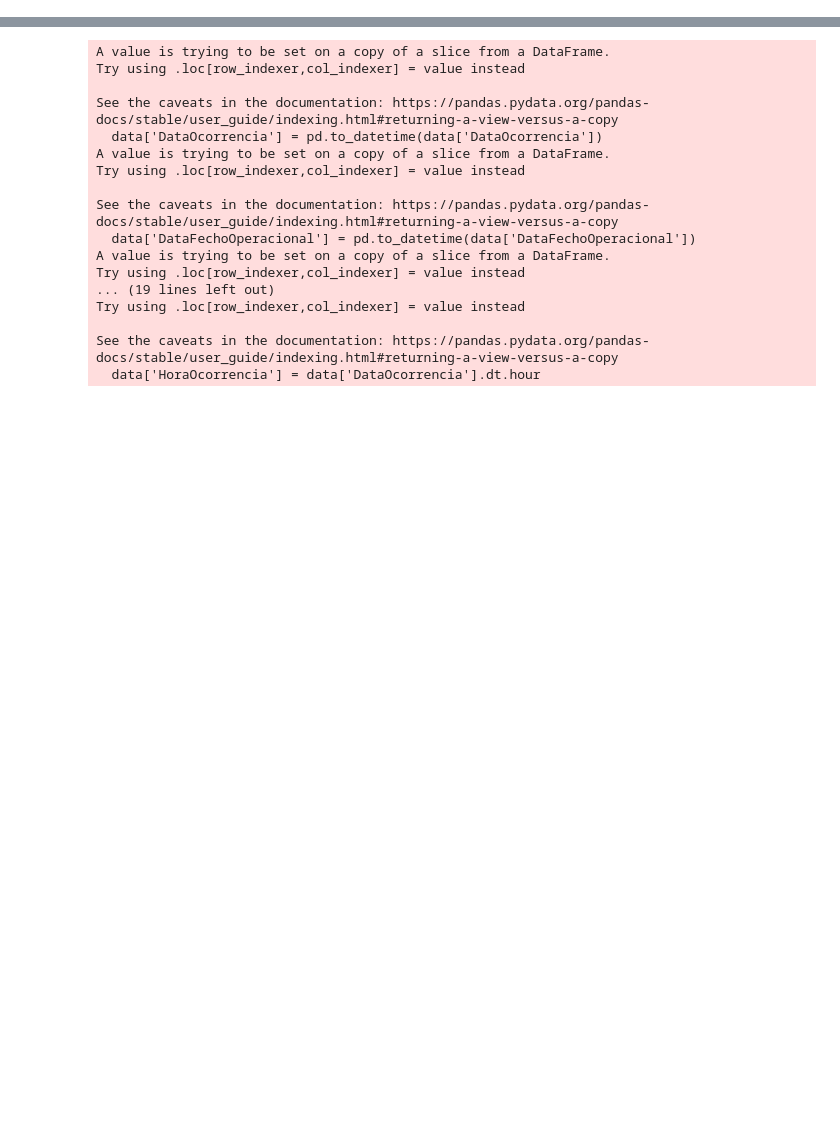
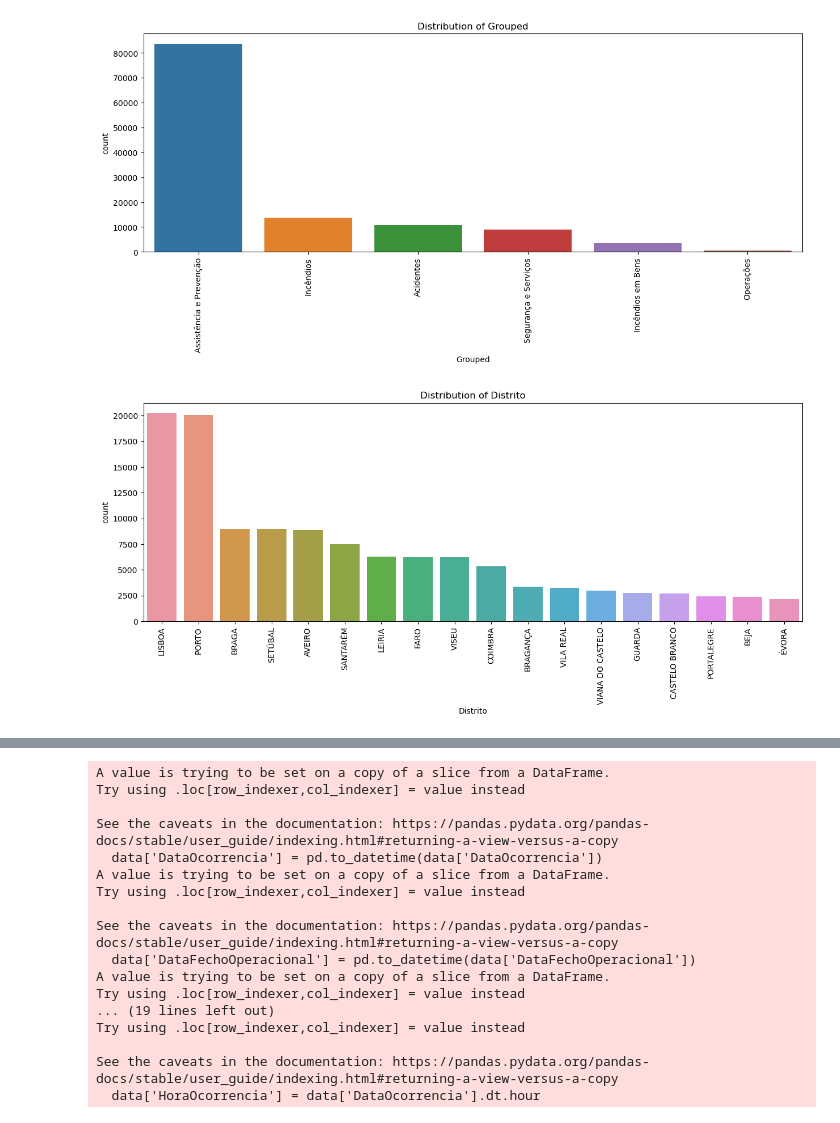
Before and after one commit to reiid00/DatAttack-UP-23, a Jupyter notebook: reiid.ipynb, the cells around one changed output, grey strips where cells are left out. Drawn from its saved outputs; the diff is of its cells as text; code cells hidden in the pictures; blank space fills up the shorter version.

```diff
--- a/reiid.ipynb
+++ b/reiid.ipynb
@@ -18,0 +43,13 @@ data = anpc.dropna(subset=['DataOcorrencia', 'DataFechoOperacional'])
+# %%
+def plot_categorical_distribution(column):
+    plt.figure(figsize=(15, 5))
+    sns.countplot(x=column, data=data, order=data[column].value_counts().index)
+    plt.xticks(rotation=90)
+    plt.title(f"Distribution of {column}")
+    plt.show()
+categorical_columns = ['Grouped','Distrito']
+for column in categorical_columns:
+    plot_categorical_distribution(column)
+# %% [output]
+[figure, added]
+[figure, added]
```
Also changed, not shown: parts of 18 cells of this notebook.
